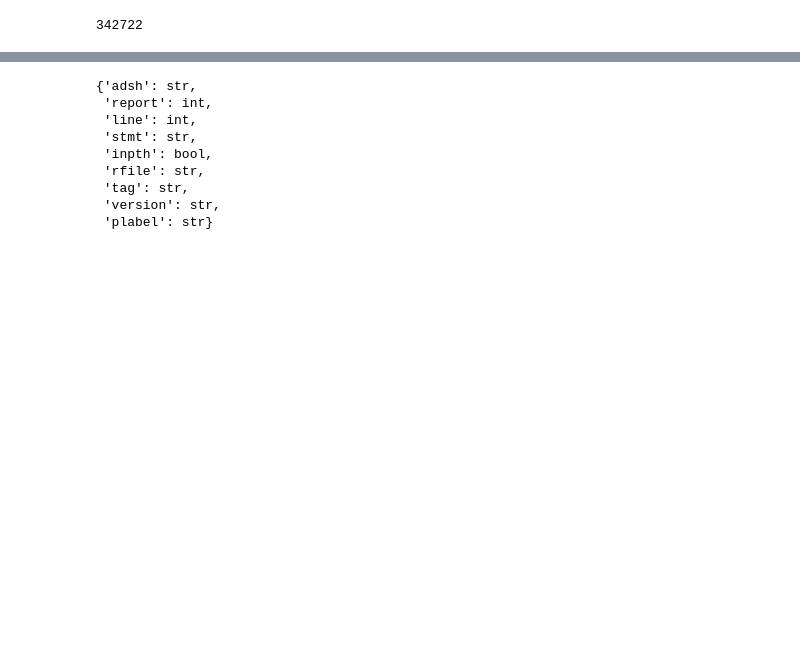
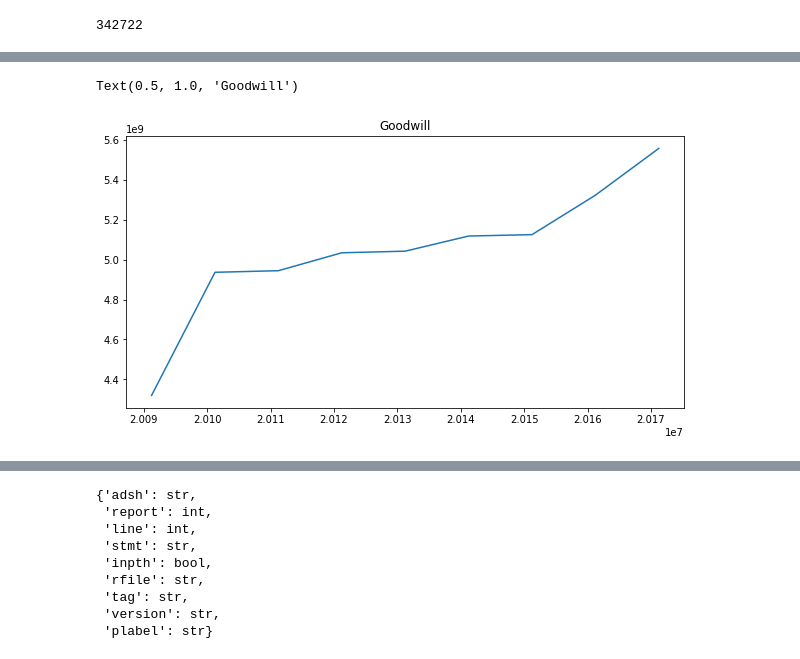
Before and after one commit to mxpoch/LPS, a Jupyter notebook: Scripts/LPS_Workbench.ipynb, the cells around one changed output, grey strips where cells are left out. Drawn from its saved outputs; the diff is of its cells as text; code cells hidden in the pictures; blank space fills up the shorter version.

```diff
--- a/Scripts/LPS_Workbench.ipynb
+++ b/Scripts/LPS_Workbench.ipynb
@@ -107,0 +105,10 @@ Wall time: 2min 55s
+# %%
+import matplotlib.pyplot as plt
+import seaborn as sns
+
+plt.figure(figsize=(10,5))
+plt.plot(RF.columns[3:12], RF[RF.columns[3:12]].iloc[9])
+plt.title(RF['plabel'].loc[9])
+# %% [output]
+Text(0.5, 1.0, 'Goodwill')
+[figure, added]
```
Also changed, not shown: parts of 7 cells of this notebook.
